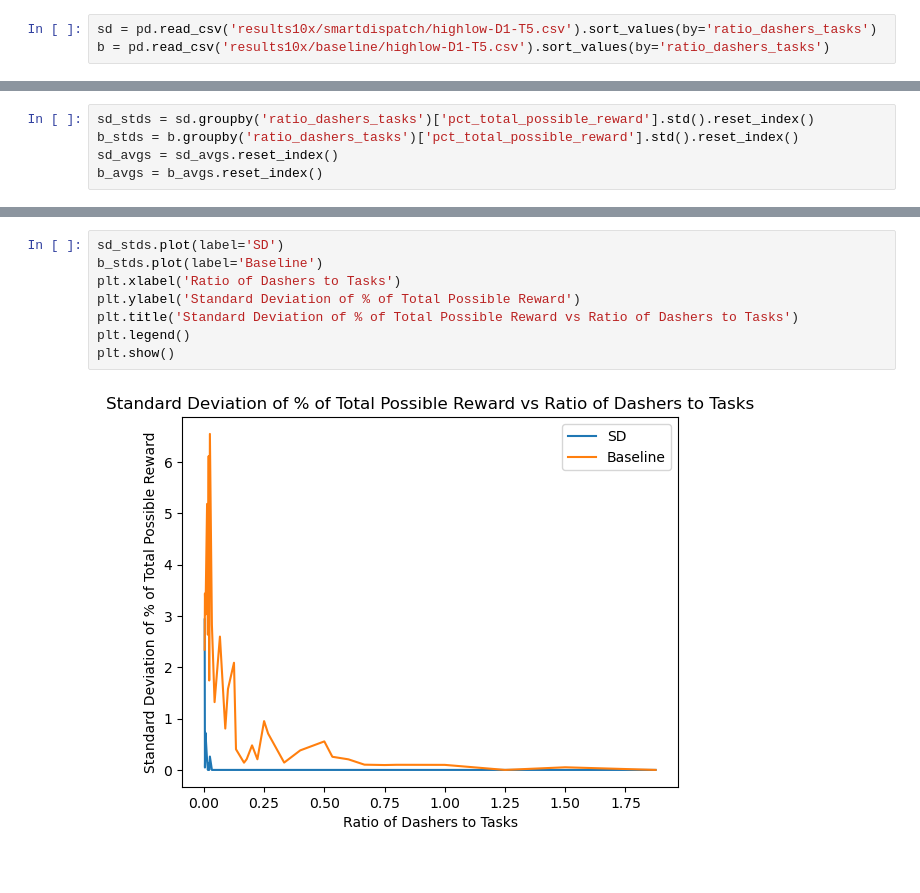
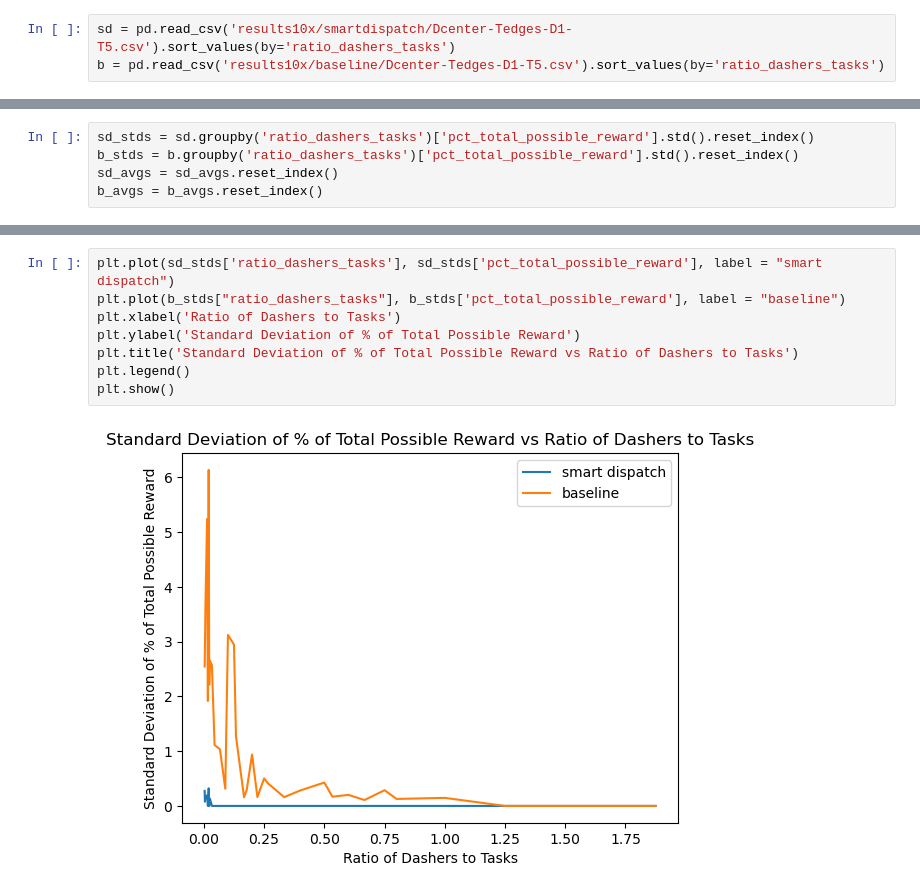
Before and after one commit to kaylamullen/independent-study, a Jupyter notebook: result_analysis.ipynb, the cells around one changed output, grey strips where cells are left out. Cells and saved outputs as stored; diff of their text form.

```diff
--- a/result_analysis.ipynb
+++ b/result_analysis.ipynb
@@ -6,8 +6,8 @@ import matplotlib.pyplot as plt
 # %% [markdown]
 ## Diff dasher ratios
 # %%
-sd = pd.read_csv('results10x/smartdispatch/highlow-D1-T5.csv').sort_values(by='ratio_dashers_tasks')
-b = pd.read_csv('results10x/baseline/highlow-D1-T5.csv').sort_values(by='ratio_dashers_tasks')
+sd = pd.read_csv('results10x/smartdispatch/Dcenter-Tedges-D1-T5.csv').sort_values(by='ratio_dashers_tasks')
+b = pd.read_csv('results10x/baseline/Dcenter-Tedges-D1-T5.csv').sort_values(by='ratio_dashers_tasks')
 # %% [markdown]
 ## average pct total possible reward by ratio d:t
 # %%
@@ -116,13 +116,13 @@ plt.show()
 # %%
-sd_stds.plot(label='SD')
-b_stds.plot(label='Baseline')
+plt.plot(sd_stds['ratio_dashers_tasks'], sd_stds['pct_total_possible_reward'], label = "smart dispatch")
+plt.plot(b_stds["ratio_dashers_tasks"], b_stds['pct_total_possible_reward'], label = "baseline")
 plt.xlabel('Ratio of Dashers to Tasks')
 plt.ylabel('Standard Deviation of % of Total Possible Reward')
 plt.title('Standard Deviation of % of Total Possible Reward vs Ratio of Dashers to Tasks')
 plt.legend()
 plt.show()
 # %% [output]
-[figure, old version]
+[figure, new version]
 # %%
 # plot lines
 plt.plot(sd['ratio_dashers_tasks'], sd['pct_total_possible_reward'], label = "smart dispatch")
```
Also changed, not shown: parts of 6 cells of this notebook, 3 other files.
